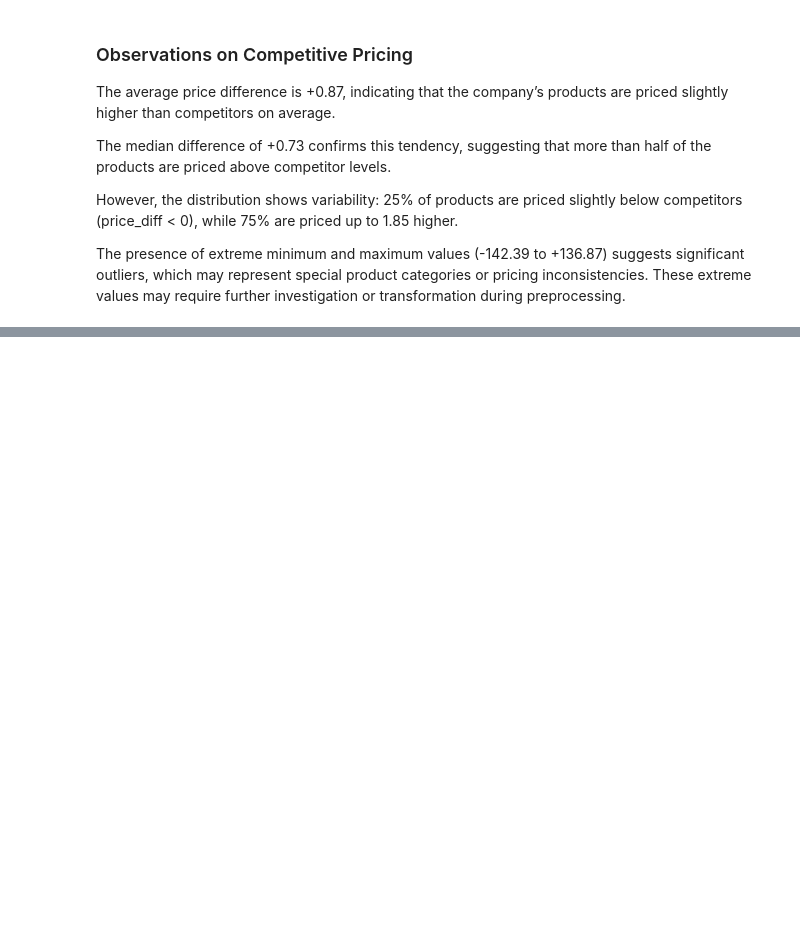
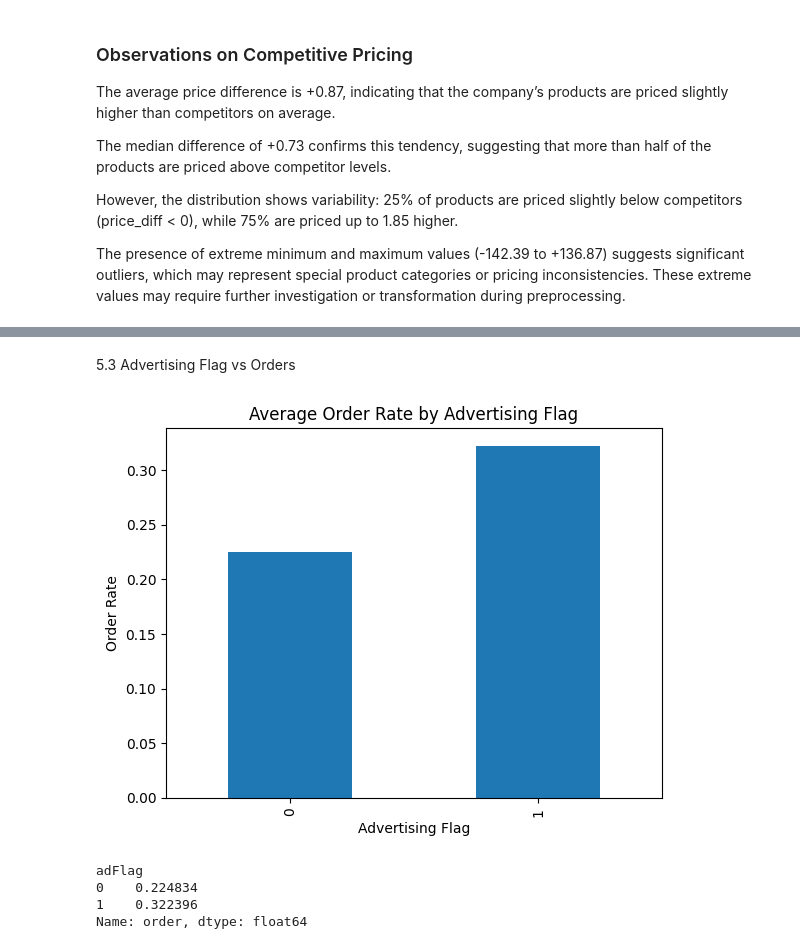
Before and after one commit to Happydeath97/analyticalProjectProductPricing, a Jupyter notebook: notebooks/DataExploration.ipynb, the cells around one changed output, grey strips where cells are left out. Cells and saved outputs as stored; diff of their text form; code cells hidden in the pictures; blank space fills up the shorter version.

```diff
--- a/notebooks/DataExploration.ipynb
+++ b/notebooks/DataExploration.ipynb
@@ -163,0 +191,18 @@ The presence of extreme minimum and maximum values (-142.39 to +136.87) suggests
+# %% [markdown]
+5.3 Advertising Flag vs Orders
+# %%
+ad_order = df.groupby("adFlag")["order"].mean()
+
+ad_order.plot(kind="bar")
+plt.title("Average Order Rate by Advertising Flag")
+plt.ylabel("Order Rate")
+plt.xlabel("Advertising Flag")
+plt.show()
+
+ad_order
+# %% [output]
+[figure, added]
+adFlag
+0    0.224834
+1    0.322396
+Name: order, dtype: float64
```
Also changed, not shown: parts of 25 cells of this notebook.
